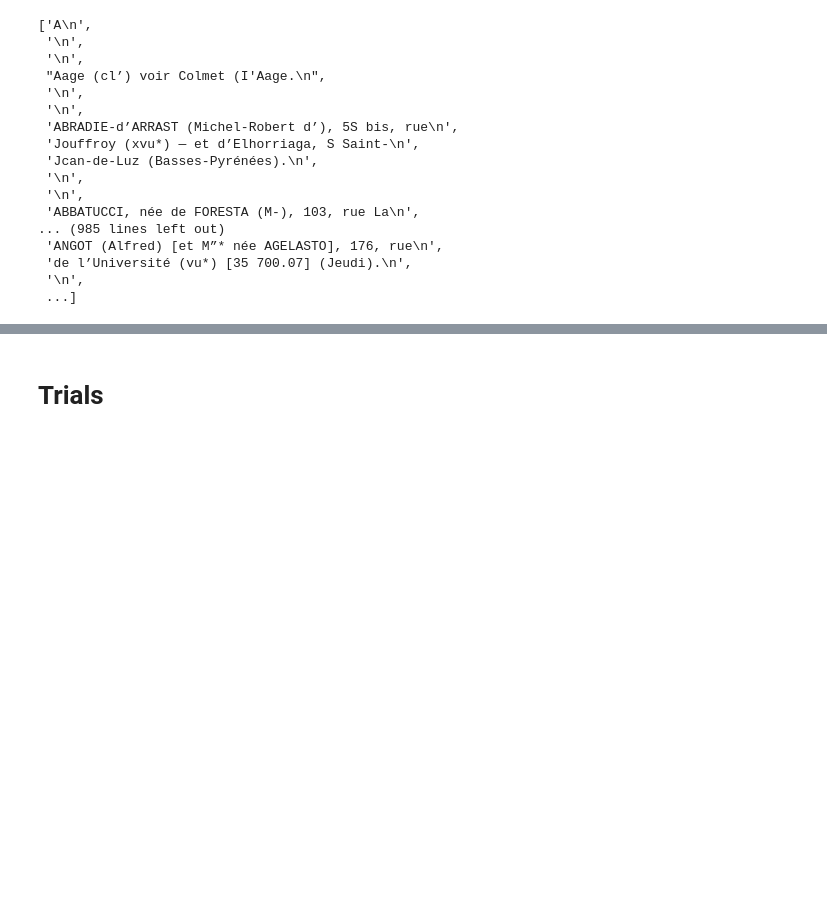
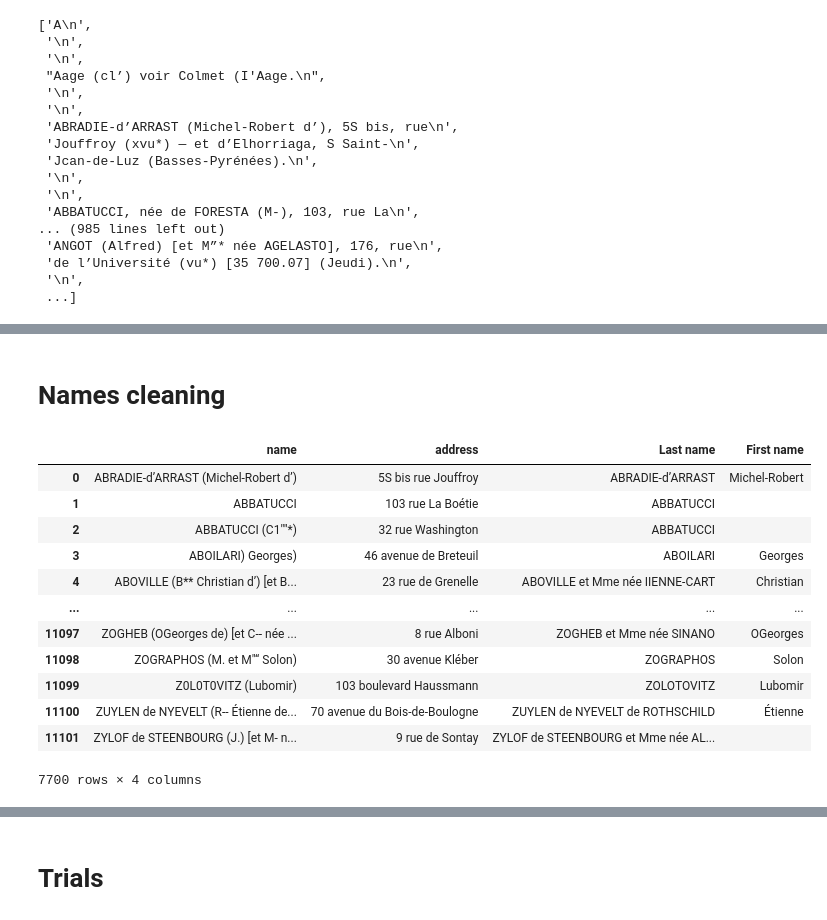
Before and after one commit to AndreaScalisi/FDH, a Jupyter notebook: parser_andrea.ipynb, the cells around one changed output, grey strips where cells are left out. Cells and saved outputs as stored; diff of their text form; code cells hidden in the pictures; blank space fills up the shorter version.

```diff
--- a/parser_andrea.ipynb
+++ b/parser_andrea.ipynb
@@ -30,0 +97,61 @@ raw_data
+# %% [markdown]
+# Names cleaning
+# %%
+def flatten(array):
+    flattened = ""
+    for s in array:
+        flattened += s + " "
+    return flattened
+
+def get_family_name(str):
+    names = ""
+    splitted = str.split(" ")
+    for i, word in enumerate(splitted):
+        if(len(word) > 1):
+            upper_chars_ratio = sum(1 for c in word if c.isupper())/len(word)
+            if(upper_chars_ratio > 0.6 or word == "de"):
+                if(len(names)>0):
+                    names += " "
+                names += word
+            if(word == "née" and len(str) > i):
+                wife_name = get_family_name(flatten(splitted[i+1:]))
+                if(len(wife_name) > 0):
+                    names += " et Mme née " + wife_name
+                    break
+
+    names = names.replace("0", "O").replace("1", "I").replace("\n", "")
+    names = re.sub('[^a-zA-Z- éÉèÊêÈûÛüÜöÖ’]+', '', names)
+    return names
+
+def get_first_name(str):
+    names = ""
+    splitted = re.sub('[^a-zA-Z- éÉèÊêÈûÛüÜöÖ]+', '', str).split(" ")
+    for word in splitted:
+        if(len(word) > 1):
+
+            lower_chars_ratio = sum(1 for c in word if c.islower())/len(word)
+            alpha_ratio = sum(1 for c in word if c.isalpha())/len(word)
+            if lower_chars_ratio > 0.6 and alpha_ratio > 0.6 and word[0].isupper():
+                if(len(names)>0):
+                    names += " "
+                names += word
+    return names
+# %%
+df_cleaned = df_people_known.copy()
+df_cleaned["Last name"] = [get_family_name(x) for x in df_cleaned["name"]]
+df_cleaned["First name"] = [get_first_name(x) for x in df_cleaned["name"]]
+df_cleaned
+# %% [output]
+|  | name | address | Last name | First name |
+| 0 | ABRADIE-d’ARRAST (Michel-Robert d’) | 5S bis rue Jouffroy | ABRADIE-d’ARRAST | Michel-Robert |
+| 1 | ABBATUCCI | 103 rue La Boétie | ABBATUCCI |  |
+| 2 | ABBATUCCI (C1""*) | 32 rue Washington | ABBATUCCI |  |
+| 3 | ABOILARI) Georges) | 46 avenue de Breteuil | ABOILARI | Georges |
+| 4 | ABOVILLE (B** Christian d’) [et B... | 23 rue de Grenelle | ABOVILLE et Mme née IIENNE-CART | Christian |
+| ... | ... | ... | ... | ... |
+| 11097 | ZOGHEB (OGeorges de) [et C-- née ... | 8 rue Alboni | ZOGHEB et Mme née SINANO | OGeorges |
+| 11098 | ZOGRAPHOS (M. et M"“ Solon) | 30 avenue Kléber | ZOGRAPHOS | Solon |
+| 11099 | Z0L0T0VITZ (Lubomir) | 103 boulevard Haussmann | ZOLOTOVITZ | Lubomir |
+| 11100 | ZUYLEN de NYEVELT (R-- Étienne de... | 70 avenue du Bois-de-Boulogne | ZUYLEN de NYEVELT de ROTHSCHILD | Étienne |
+| 11101 | ZYLOF de STEENBOURG (J.) [et M- n... | 9 rue de Sontay | ZYLOF de STEENBOURG et Mme née AL... |  |
+7700 rows × 4 columns
```
Also changed, not shown: parts of 43 cells of this notebook, 1 other file.
